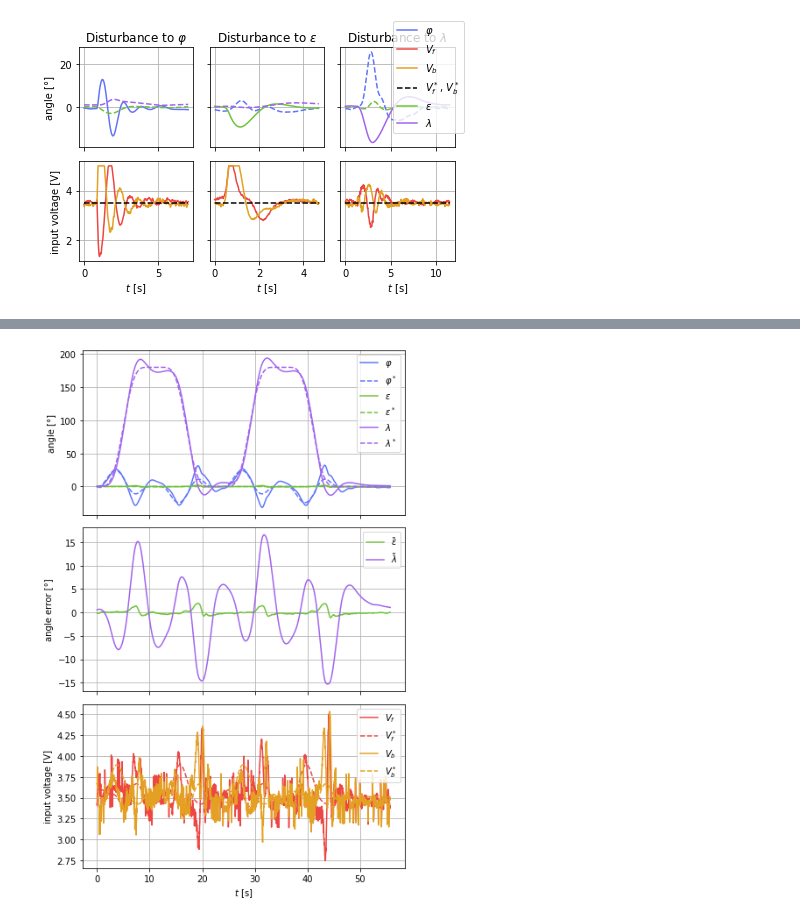
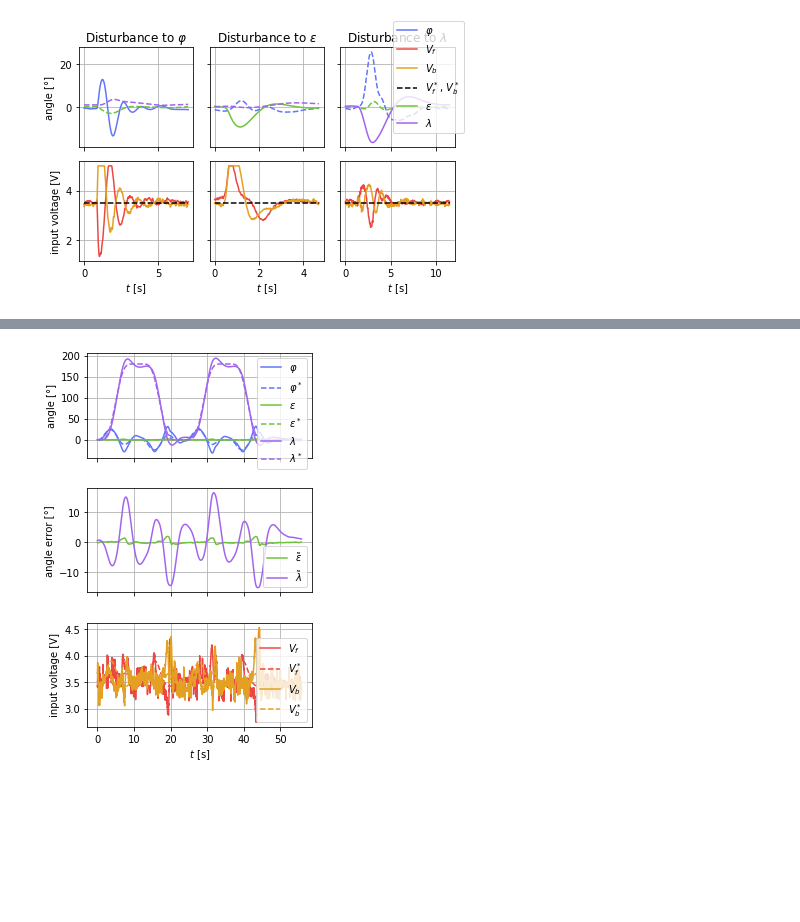
Before and after one commit to Rojetto/helicopter_thesis_code, a Jupyter notebook: scripts/diagrams.ipynb, the cells around one changed output, grey strips where cells are left out. Cells and saved outputs as stored; diff of their text form; code cells hidden in the pictures; blank space fills up the shorter version.

```diff
--- a/scripts/diagrams.ipynb
+++ b/scripts/diagrams.ipynb
@@ -676,9 +689,9 @@ my_savefig('pid_2.2.1')
 # %%
-plt.figure(figsize=(6, 9))
+plt.figure(figsize=(4, 6))
 meas = load_meas('pid_2.3.2_HIGH')
 clip = clip_and_unify(meas)
 plot_traj(clip)
 my_savefig('pid_2.3.2')
 # %% [output]
-[figure, old version]
+[figure, new version]
 # %%
```
Also changed, not shown: parts of 30 cells of this notebook, 6 other files.
